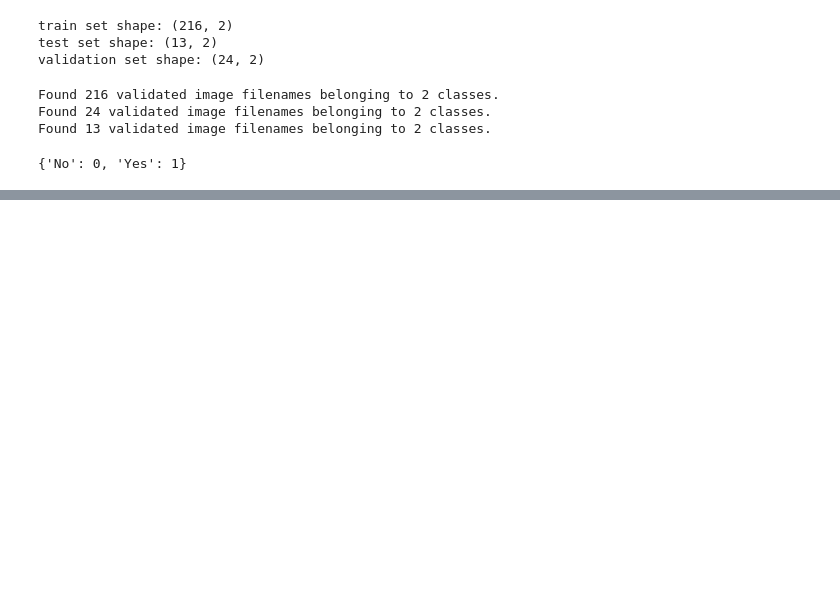
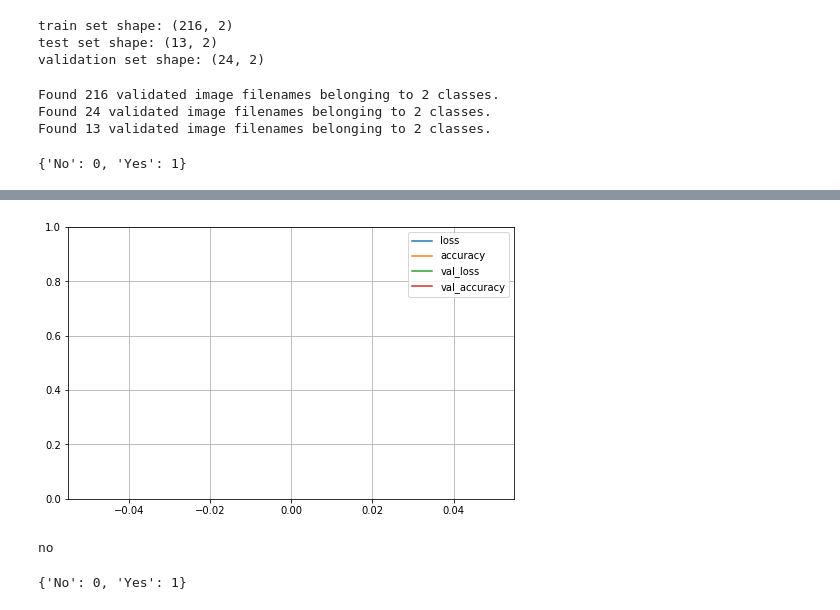
Before and after one commit to Sahitya777/BrainTumorDetection, a Jupyter notebook: BrainTumorDetection.ipynb, the cells around one changed output, grey strips where cells are left out. Cells and saved outputs as stored; diff of their text form; code cells hidden in the pictures; blank space fills up the shorter version.

```diff
--- a/BrainTumorDetection.ipynb
+++ b/BrainTumorDetection.ipynb
@@ -190,0 +177,34 @@ Epoch 100/100
+# %%
+pd.DataFrame(history.history).plot(figsize=(8, 5))
+plt.grid(True)
+plt.gca().set_ylim(0, 1)
+plt.show()
+# %% [output]
+[figure, added]
+# %%
+from PIL import Image
+model_path = "Tumor_classifier_model.h5"
+loaded_model = tf.keras.models.load_model(model_path)
+
+import matplotlib.pyplot as plt
+import numpy as np
+
+image = cv2.imread("/content/drive/MyDrive/brain_tumor_dataset/no/1 no.jpeg")
+
+image_fromarray = Image.fromarray(image, 'RGB')
+resize_image = image_fromarray.resize((224, 224))
+expand_input = np.expand_dims(resize_image,axis=0)
+input_data = np.array(expand_input)
+input_data = input_data/255
+
+pred = loaded_model.predict(input_data)
+if(pred>=0.5):
+    print("yes")
+else:
+    print("no")
+# %% [output]
+no
+# %%
+train_gen.class_indices
+# %% [output]
+{'No': 0, 'Yes': 1}
```
Also changed, not shown: parts of 4 cells of this notebook.
